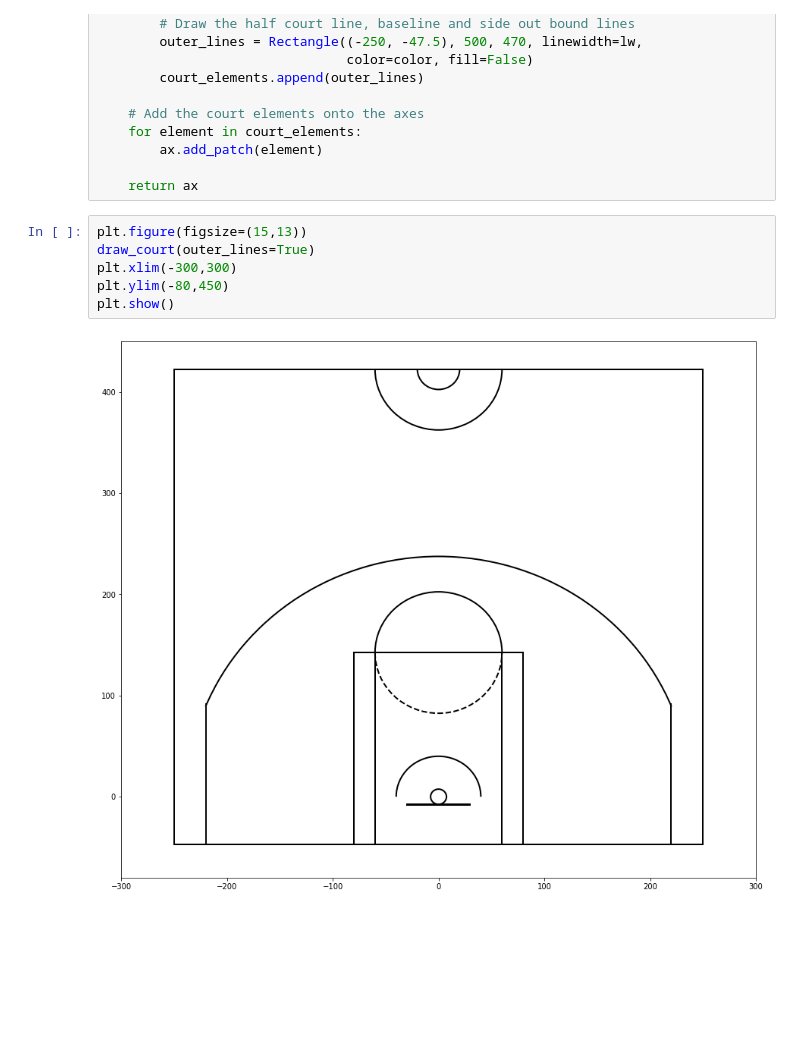
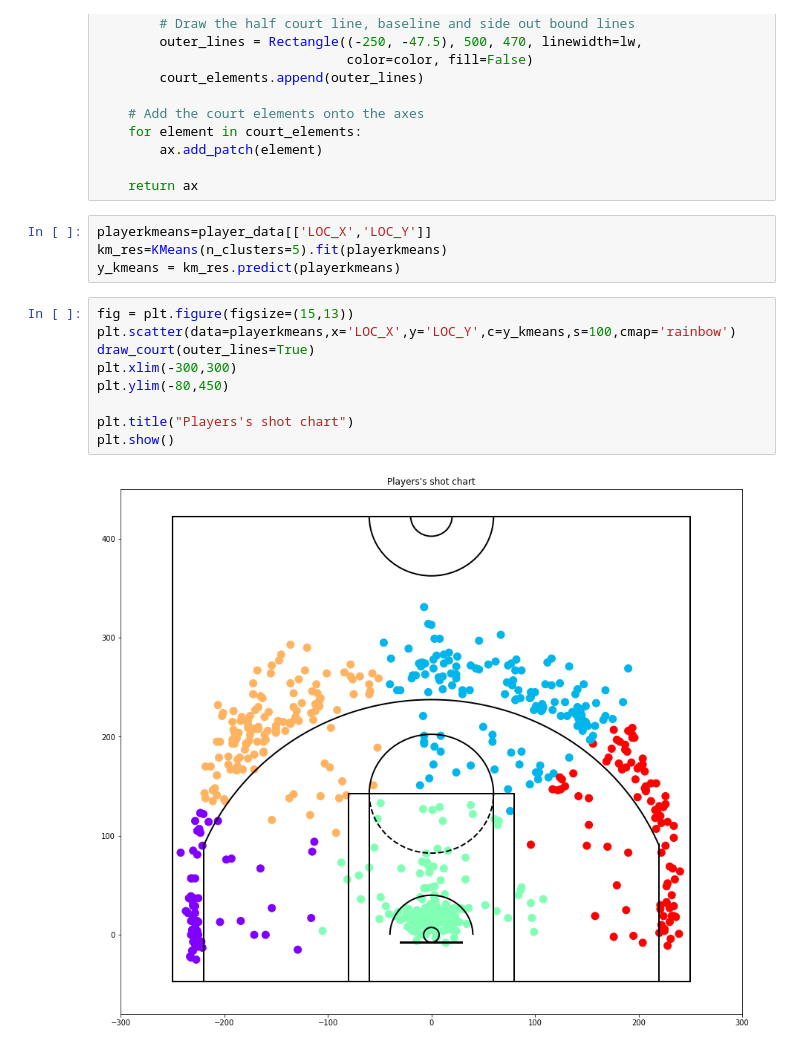
Before and after one commit to dhruvsikka17/NBA-shooting-Analysis, a Jupyter notebook: NBA Shooting Analysis.ipynb, the cells around one changed output. Cells and saved outputs as stored; diff of their text form; blank space fills up the shorter version.

```diff
--- a/NBA Shooting Analysis.ipynb
+++ b/NBA Shooting Analysis.ipynb
@@ -225,11 +222,18 @@ def draw_court(ax=None, color='black', lw=2, outer_lines=False):
         ax.add_patch(element)
 
     return ax
+# %%
+playerkmeans=player_data[['LOC_X','LOC_Y']]
+km_res=KMeans(n_clusters=5).fit(playerkmeans)
+y_kmeans = km_res.predict(playerkmeans)
 # %%
-plt.figure(figsize=(15,13))
+fig = plt.figure(figsize=(15,13))
+plt.scatter(data=playerkmeans,x='LOC_X',y='LOC_Y',c=y_kmeans,s=100,cmap='rainbow')
 draw_court(outer_lines=True)
 plt.xlim(-300,300)
 plt.ylim(-80,450)
+
+plt.title("Players's shot chart")
 plt.show()
 # %% [output]
-[figure, old version]
+[figure, new version]
```
Also changed, not shown: parts of 5 cells of this notebook.
